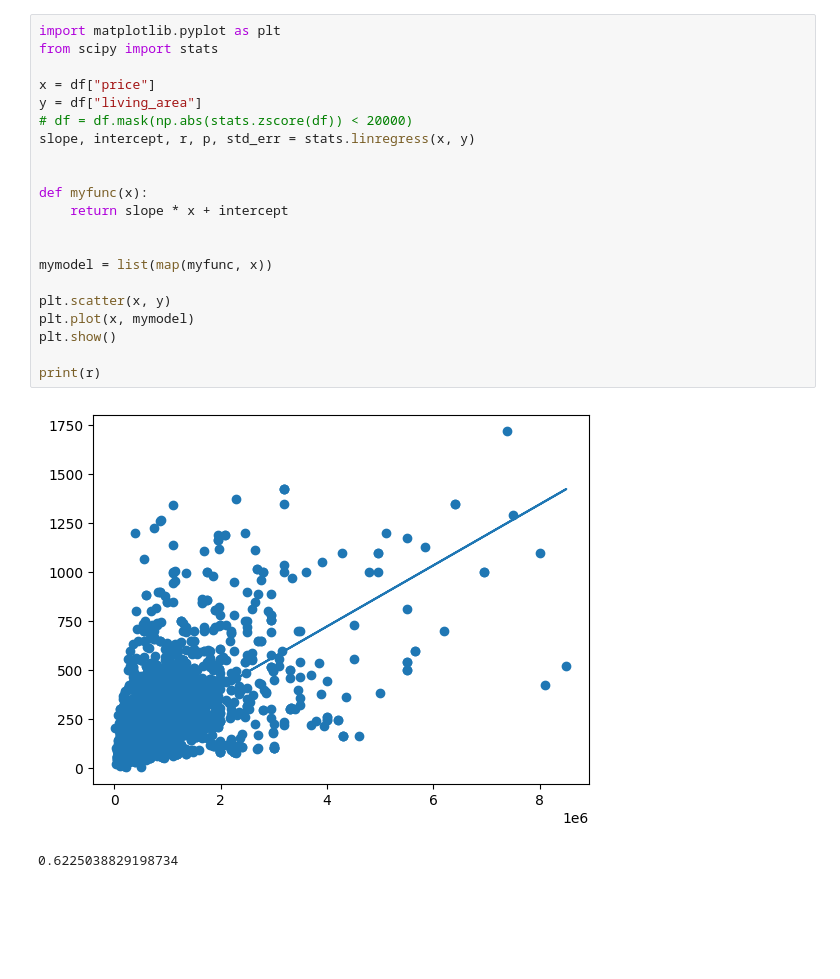
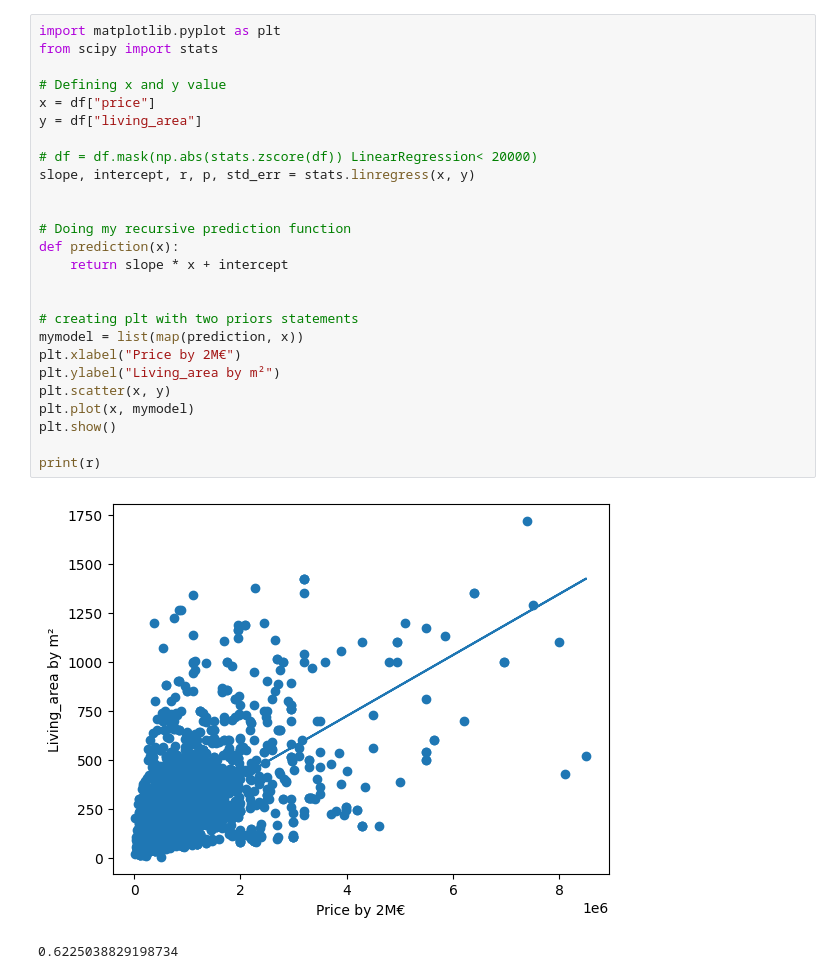
Before and after one commit to Ptiful/challenge-regression, a Jupyter notebook: src/paul.ipynb, the cells around one changed output. Saved outputs shown, nothing was run; the diff lists cells and outputs as text; blank space fills up the shorter version.

Commit message:
doing both regression

```diff
--- a/src/paul.ipynb
+++ b/src/paul.ipynb
@@ -59,24 +70,29 @@ dtype: int64
 # %%
 import matplotlib.pyplot as plt
 from scipy import stats
 
+# Defining x and y value
 x = df["price"]
 y = df["living_area"]
-# df = df.mask(np.abs(stats.zscore(df)) < 20000)
+
+# df = df.mask(np.abs(stats.zscore(df)) LinearRegression< 20000)
 slope, intercept, r, p, std_err = stats.linregress(x, y)
 
 
-def myfunc(x):
+# Doing my recursive prediction function
+def prediction(x):
     return slope * x + intercept
 
 
-mymodel = list(map(myfunc, x))
-
+# creating plt with two priors statements
+mymodel = list(map(prediction, x))
+plt.xlabel("Price by 2M€")
+plt.ylabel("Living_area by m²")
 plt.scatter(x, y)
 plt.plot(x, mymodel)
 plt.show()
 
 print(r)
 # %% [output]
-[figure, old version]
+[figure, new version]
 0.6225038829198734
```
Also changed, not shown: parts of 2 cells of this notebook, 1 other file.
